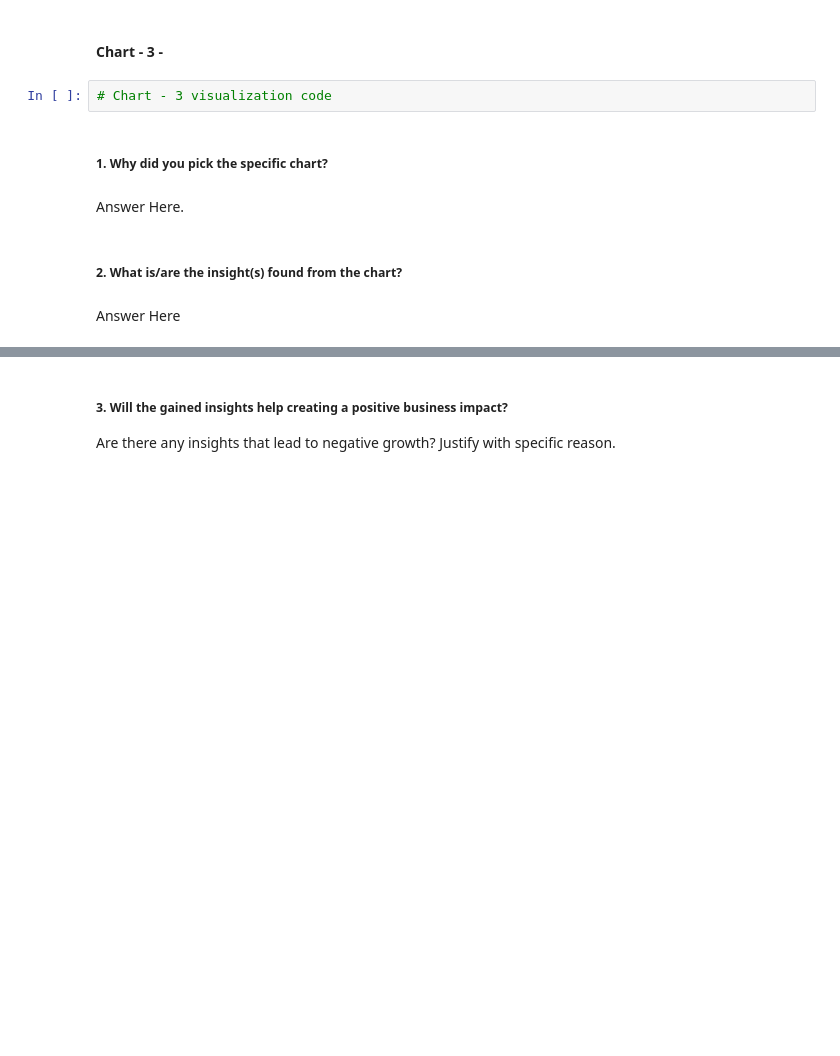
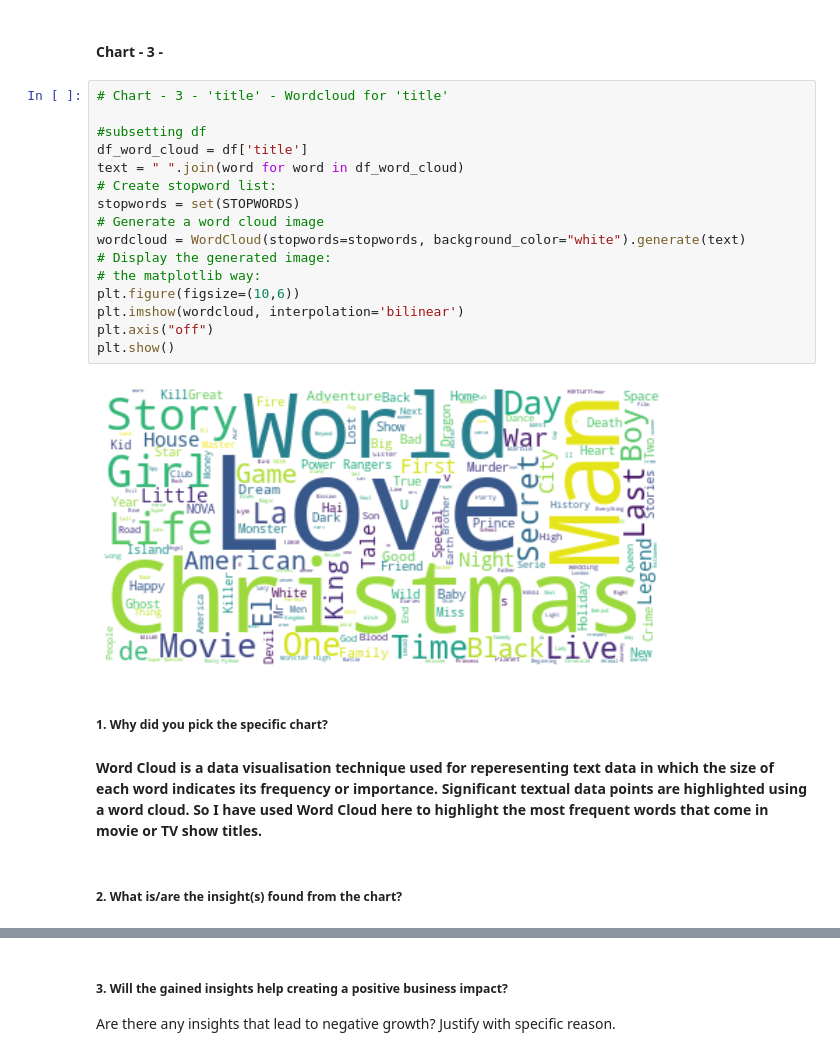
Before and after one commit to iamNirmeshGupta/Netflix-Movies-And-TV-Shows-Clustering, a Jupyter notebook: Netflix_Movies_And_TV_Shows_Clustering_Nirmesh_Gupta_Unsupervised_Capstone_Project.ipynb, the cells around one changed output, grey strips where cells are left out. Saved outputs shown, nothing was run; the diff lists cells and outputs as text; blank space fills up the shorter version.

```diff
--- a/Netflix_Movies_And_TV_Shows_Clustering_Nirmesh_Gupta_Unsupervised_Capstone_Project.ipynb
+++ b/Netflix_Movies_And_TV_Shows_Clustering_Nirmesh_Gupta_Unsupervised_Capstone_Project.ipynb
@@ -653,13 +666,27 @@ Are there any insights that lead to negative growth? Justify with specific reaso
 **These 20 directors have directed most number of movies/Tv shows over the  years, so these directors have been the top choices of movie/tv shows producers to direct there movies.**
 # %% [markdown]
 #### Chart - 3 -
-# %%
-# Chart - 3 visualization code
+# %%
+# Chart - 3 - 'title' - Wordcloud for 'title'
+
+#subsetting df
+df_word_cloud = df['title']
+text = " ".join(word for word in df_word_cloud)
+# Create stopword list:
+stopwords = set(STOPWORDS)
+# Generate a word cloud image
+wordcloud = WordCloud(stopwords=stopwords, background_color="white").generate(text)
+# Display the generated image:
+# the matplotlib way:
+plt.figure(figsize=(10,6))
+plt.imshow(wordcloud, interpolation='bilinear')
+plt.axis("off")
+plt.show()
+# %% [output]
+[figure, added]
 # %% [markdown]
 ##### 1. Why did you pick the specific chart?
-# %% [markdown]
-Answer Here.
+# %% [markdown]
+**Word Cloud is a data visualisation technique used for reperesenting text data in which the size of each word indicates its frequency or importance. Significant textual data points are highlighted using a word cloud. So I have used Word Cloud here to highlight the most frequent words that come in movie or TV show titles.**
 # %% [markdown]
 ##### 2. What is/are the insight(s) found from the chart?
-# %% [markdown]
-Answer Here
```
Also changed, not shown: parts of 69 cells of this notebook.
